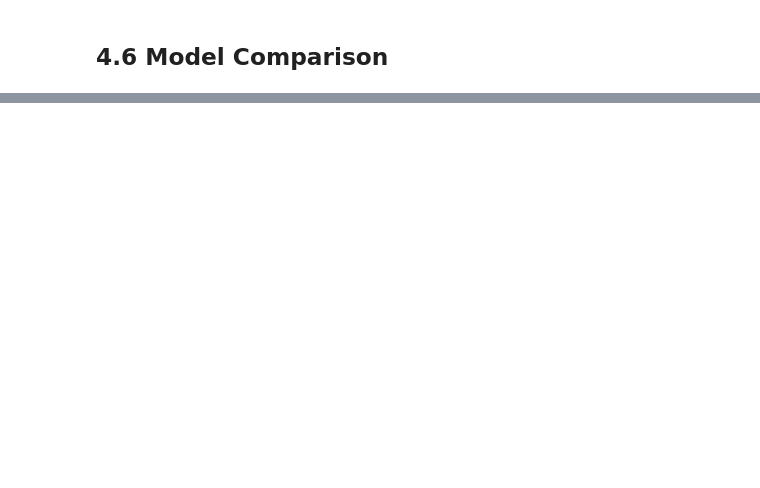
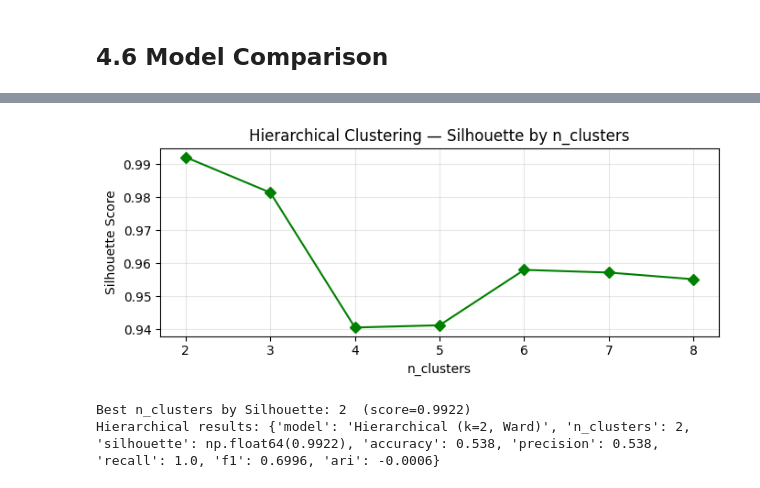
Before and after one commit to kssanthoshkumar/capstone_project, a Jupyter notebook: notebooks/04_model_implementation.ipynb, the cells around one changed output, grey strips where cells are left out. Saved outputs shown, nothing was run; the diff lists cells and outputs as text; code cells hidden in the pictures; blank space fills up the shorter version.

```diff
--- a/notebooks/04_model_implementation.ipynb
+++ b/notebooks/04_model_implementation.ipynb
@@ -143,0 +538,58 @@ print('Comparison table saved.')
+# %%
+from sklearn.cluster import AgglomerativeClustering
+from sklearn.metrics import silhouette_score, adjusted_rand_score
+import numpy as np
+import matplotlib.pyplot as plt
+
+# Subsample (hierarchical is O(n²) memory — 500 points is practical)
+rng3 = np.random.default_rng(42)
+idx3 = rng3.choice(len(X_test), size=500, replace=False)
+X_hc = X_test[idx3]
+y_hc = y_test[idx3]
+
+# Silhouette sweep over n_clusters
+k_range_hc = range(2, 9)
+sil_hc = []
+for k in k_range_hc:
+    hc = AgglomerativeClustering(n_clusters=k, linkage='ward')
+    lbls = hc.fit_predict(X_hc)
+    sil_hc.append(silhouette_score(X_hc, lbls))
+
+plt.figure(figsize=(7, 3))
+plt.plot(list(k_range_hc), sil_hc, 'D-', color='green')
+plt.xlabel('n_clusters'); plt.ylabel('Silhouette Score')
+plt.title('Hierarchical Clustering — Silhouette by n_clusters')
+plt.grid(True, alpha=0.3)
+plt.tight_layout()
+plt.savefig('../reports/hierarchical_silhouette.png', dpi=150)
+plt.show()
+
+best_k_hc = int(np.argmax(sil_hc)) + 2
+print(f"Best n_clusters by Silhouette: {best_k_hc}  (score={sil_hc[best_k_hc-2]:.4f})")
+
+# Final model
+hc_model = AgglomerativeClustering(n_clusters=best_k_hc, linkage='ward')
+hc_labels = hc_model.fit_predict(X_hc)
+
+# Map clusters to attack/normal by majority vote
+hc_preds = np.zeros(len(hc_labels), dtype=int)
+for c in range(best_k_hc):
+    mask = hc_labels == c
+    hc_preds[mask] = int(y_hc[mask].mean() >= 0.5)
+
+from sklearn.metrics import f1_score, precision_score, recall_score, accuracy_score
+hc_results = {
+    'model':      f'Hierarchical (k={best_k_hc}, Ward)',
+    'n_clusters':  best_k_hc,
+    'silhouette':  round(sil_hc[best_k_hc - 2], 4),
+    'accuracy':    round(accuracy_score(y_hc, hc_preds), 4),
+    'precision':   round(precision_score(y_hc, hc_preds, zero_division=0), 4),
+    'recall':      round(recall_score(y_hc, hc_preds, zero_division=0), 4),
+    'f1':          round(f1_score(y_hc, hc_preds, zero_division=0), 4),
+    'ari':         round(adjusted_rand_score(y_hc, hc_labels), 4),
+}
+print("Hierarchical results:", hc_results)
+# %% [output]
+[figure, added]
+Best n_clusters by Silhouette: 2  (score=0.9922)
+Hierarchical results: {'model': 'Hierarchical (k=2, Ward)', 'n_clusters': 2, 'silhouette': np.float64(0.9922), 'accuracy': 0.538, 'precision': 0.538, 'recall': 1.0, 'f1': 0.6996, 'ari': -0.0006}
```
Also changed, not shown: parts of 31 cells of this notebook, 11 other files.
